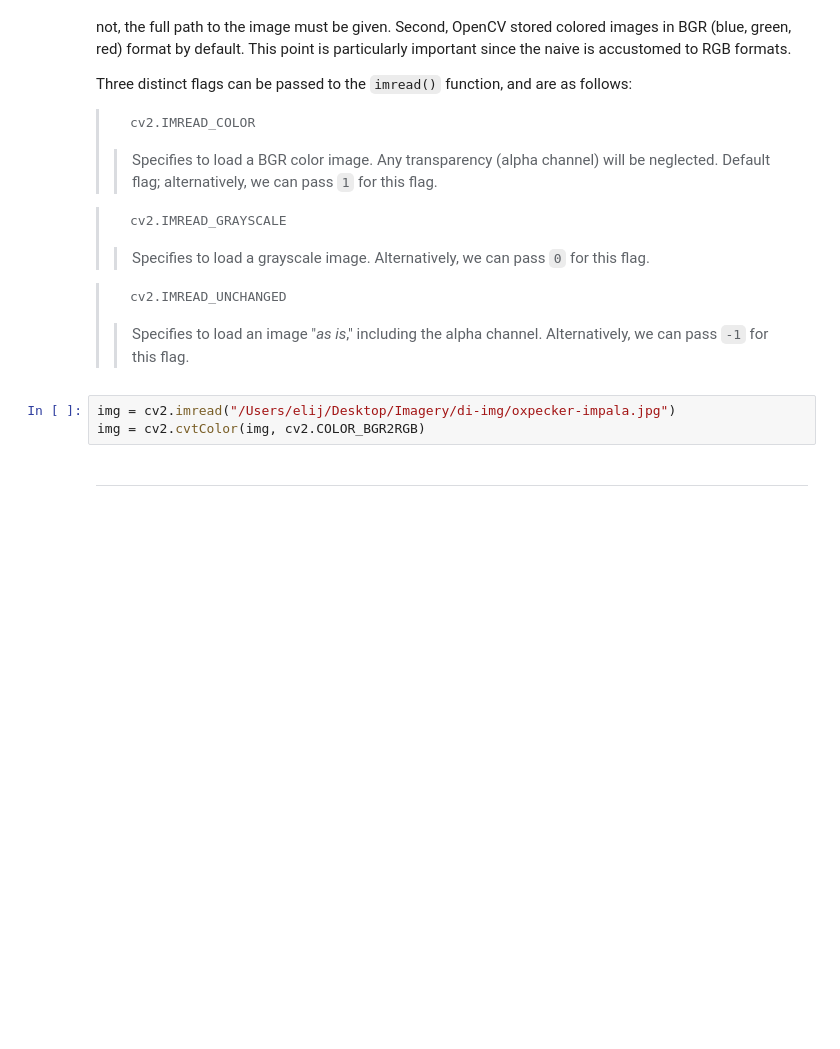
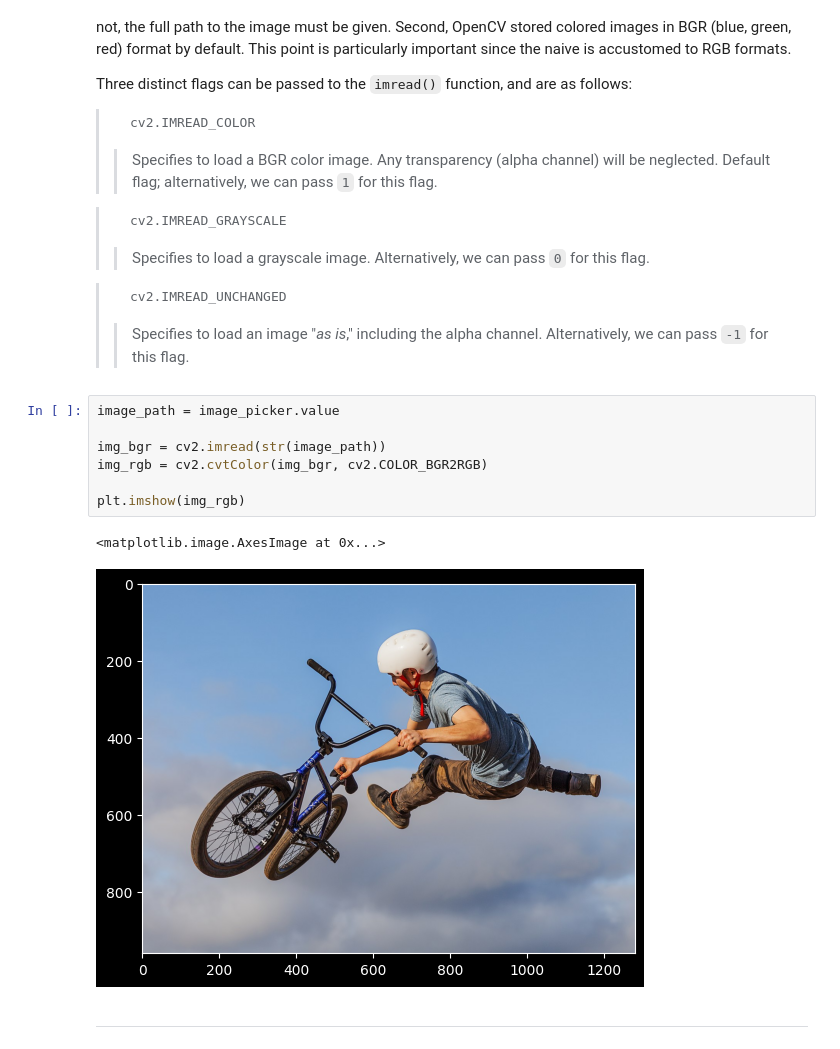
Before and after one commit to zyplocs/notebooks, a Jupyter notebook: di_processing.ipynb, the cells around one changed output. Cells and saved outputs as stored; diff of their text form; blank space fills up the shorter version.

````diff
--- a/di_processing.ipynb
+++ b/di_processing.ipynb
@@ -62,8 +87,15 @@ Three distinct flags can be passed to the `imread()` function, and are as follow
 >```
 >>Specifies to load an image "*as is*," including the alpha channel. Alternatively, we can pass `-1` for this flag.
 # %%
-img = cv2.imread("/Users/elij/Desktop/Imagery/di-img/oxpecker-impala.jpg")
-img = cv2.cvtColor(img, cv2.COLOR_BGR2RGB)
+image_path = image_picker.value
+
+img_bgr = cv2.imread(str(image_path))
+img_rgb = cv2.cvtColor(img_bgr, cv2.COLOR_BGR2RGB)
+
+plt.imshow(img_rgb)
+# %% [output]
+<matplotlib.image.AxesImage at 0x...>
+[figure, added]
 # %% [markdown]
 ---
 # %% [markdown]
````
Also changed, not shown: parts of 6 cells of this notebook, 1 other file.
